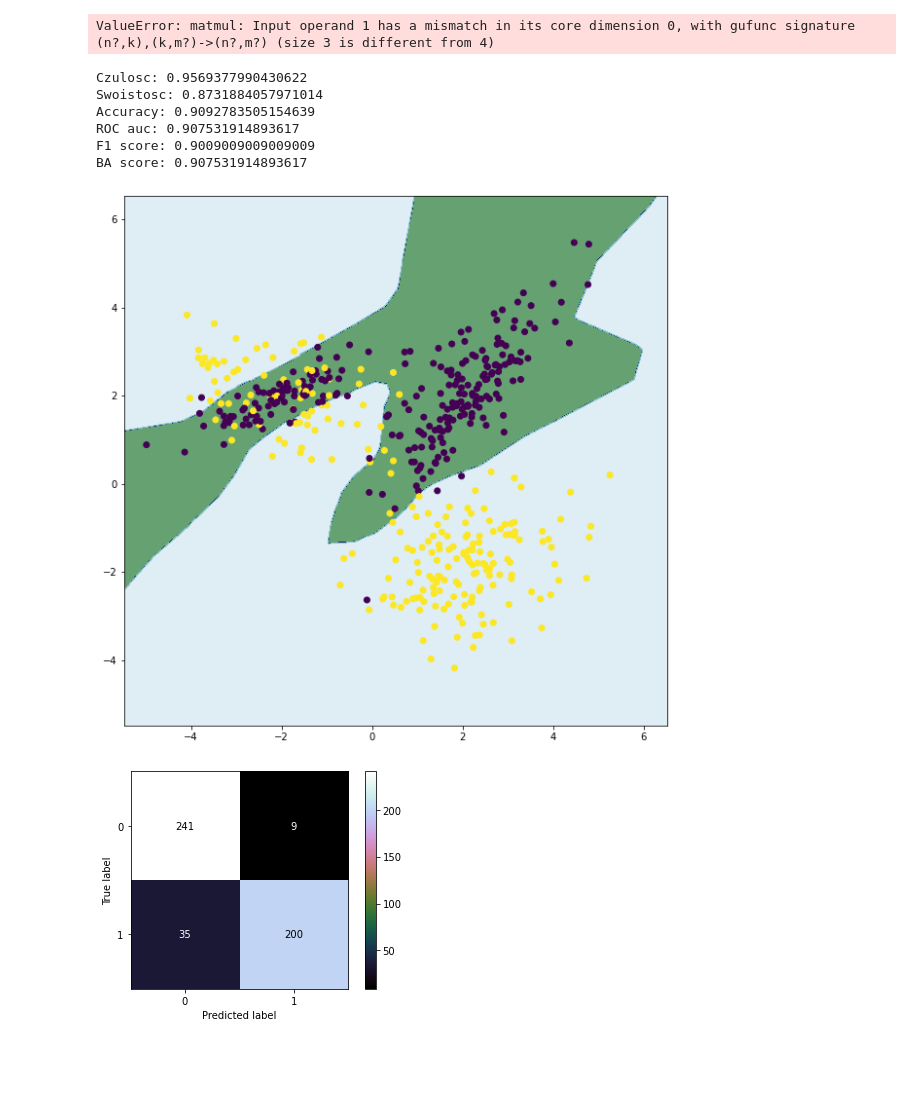
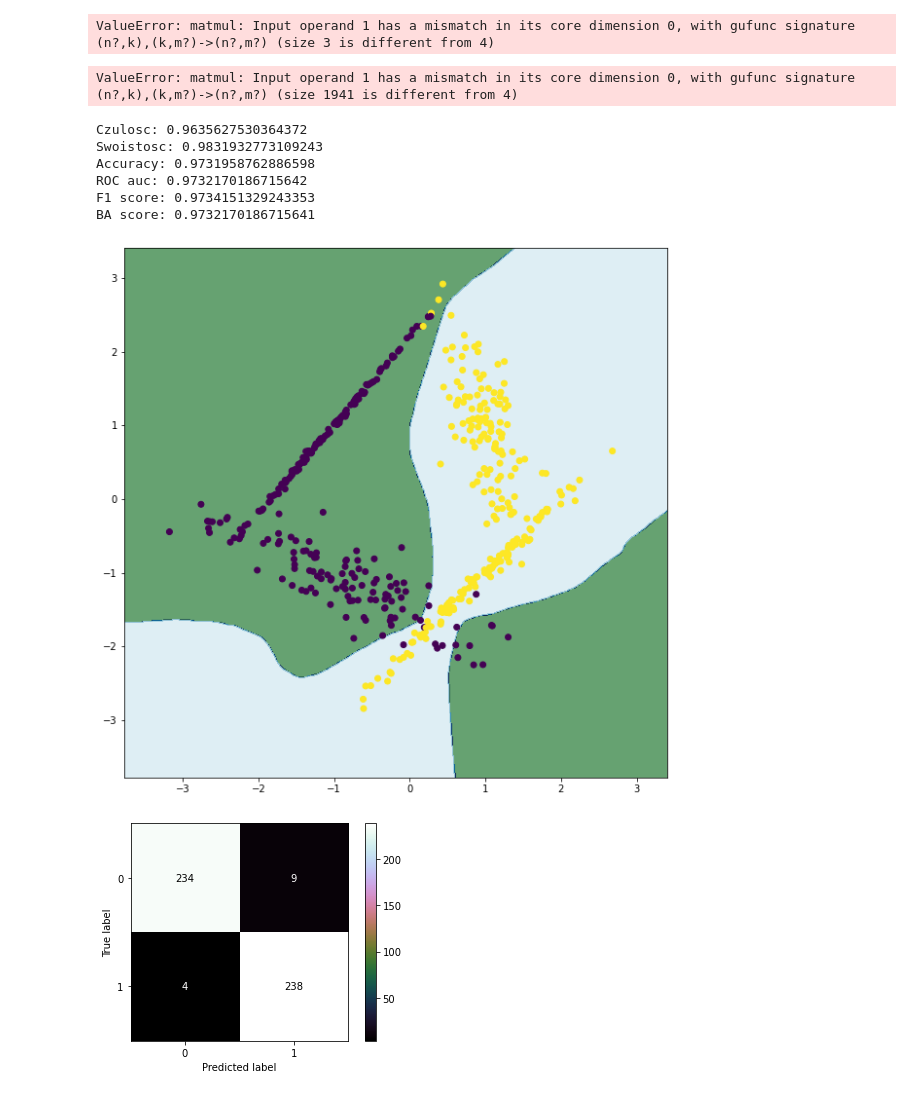
Before and after one commit to jakub-kowalik/PUM, a Jupyter notebook: lab8/lab8.ipynb, the cells around one changed output. Saved outputs shown, nothing was run; the diff lists cells and outputs as text; code cells hidden in the pictures; blank space fills up the shorter version.

```diff
--- a/lab8/lab8.ipynb
+++ b/lab8/lab8.ipynb
@@ -19,16 +19,13 @@ TRAIN_SPLIT = 0.8
 TEST_SPLIT = 0.2
 REPEATS = 100
 # %%
-X, y = datasets.make_classification(random_state=SEED, n_samples=SAMPLES, n_features=3, n_informative=3, n_classes=2,
-                                    n_redundant=0, n_clusters_per_class=3, class_sep=2)
+X, y = datasets.make_classification(n_features=2, random_state=SEED, n_redundant=0, n_samples=SAMPLES, n_classes=2, n_clusters_per_class=2,
+                                    class_sep=1, n_repeated=0)
 
-X = X[:, [0, 1]]
+# X = X[:, [0, 1]]
 
 X_train, X_test, y_train, y_test = train_test_split(X, y, train_size=TRAIN_SPLIT, test_size=TEST_SPLIT,
                                                     random_state=SEED)
-
-y_test2 = np.copy(y_test)
-y_train2 = np.copy(y_train)
 
 xx, yy = np.meshgrid(np.arange(X.min(), X.max(), 0.01),
                      np.arange(X.min(), X.max(), 0.01))
@@ -267,7 +264,7 @@ class MyNeuralNetwork2:
 
     def fit(self, X, y):
         X = np.array(X)
-        bias = np.ones((X.shape[0], 1)) * -1
+        bias = np.ones((X.shape[0], 1)) * 1
         X = np.column_stack((X, bias))
 
         m = len(X)
@@ -365,7 +362,7 @@ class MyNeuralNetwork2:
 
     def predict(self, X):
         X = np.array(X)
-        bias = np.ones((X.shape[0], 1)) * -1
+        bias = np.ones((X.shape[0], 1)) * 1
         X = np.column_stack((X, bias))
         X = X.T
         layers_output = self.forward_pass(X)
@@ -428,8 +425,10 @@ hid_err
 # %%
 mnn.fit(x1, y1)
 # %%
-mnn = MyNeuralNetwork(2, 10, 1)
+mnn = MyNeuralNetwork2(3, (10,), 1)
 mnn.fit(X_train.T, y_train)
+# %% [output]
+ValueError: matmul: Input operand 1 has a mismatch in its core dimension 0, with gufunc signature (n?,k),(k,m?)->(n?,m?) (size 1941 is different from 4)
 # %%
 y_pred = mnn.predict(X_test)
 y_pred
@@ -471,13 +470,13 @@ def tree_function(mdl, X_tr, y_tr, X_te, y_te, xxx=None, yyy=None, silent=False)
         print("BA score:", balanced_accuracy_score(y_test, y_pred))
 # %%
 
-tree_function(MyNeuralNetwork2(2, (32, 16, 8, ), 1, learning_rate=0.001, activation_function=relu, epochs=100, batch_size=10), X_train, y_train, X_test, y_test, xx, yy)
+tree_function(MyNeuralNetwork2(2, (1024, 512, ), 1, learning_rate=0.0001, activation_function=relu, epochs=100, batch_size=254), X_train, y_train, X_test, y_test, xx, yy)
 # %% [output]
-Czulosc: 0.9569377990430622
-Swoistosc: 0.8731884057971014
-Accuracy: 0.9092783505154639
-ROC auc: 0.907531914893617
-F1 score: 0.9009009009009009
-BA score: 0.907531914893617
+Czulosc: 0.9635627530364372
+Swoistosc: 0.9831932773109243
+Accuracy: 0.9731958762886598
+ROC auc: 0.9732170186715642
+F1 score: 0.9734151329243353
+BA score: 0.9732170186715641
-[figure, old version]
+[figure, new version]
-[figure, old version]
+[figure, new version]
```
Also changed, not shown: parts of 6 cells of this notebook.
